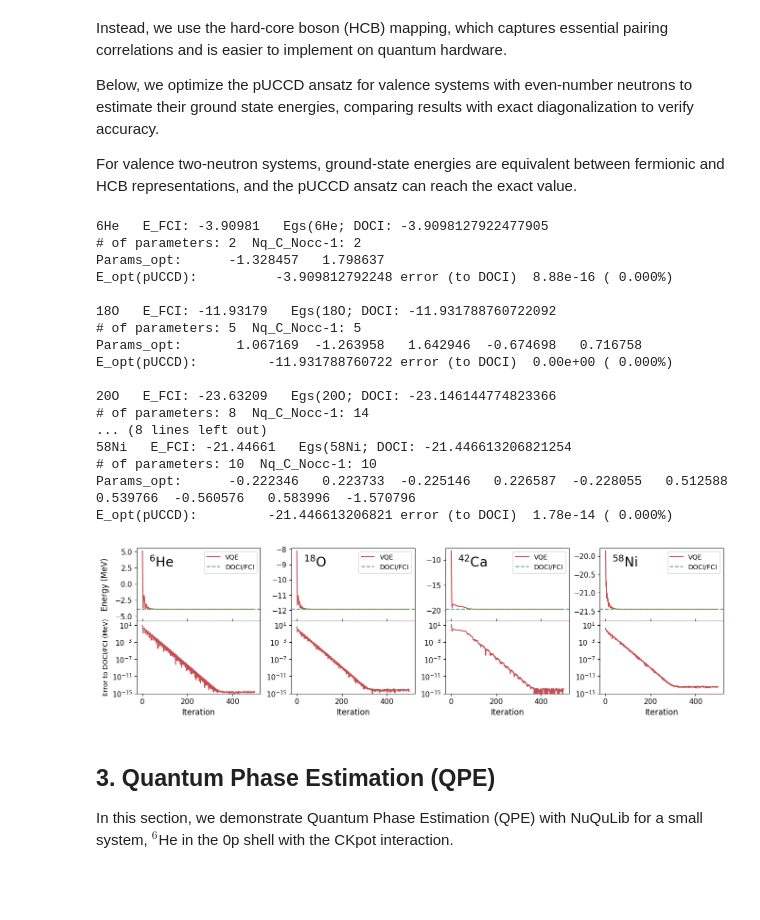
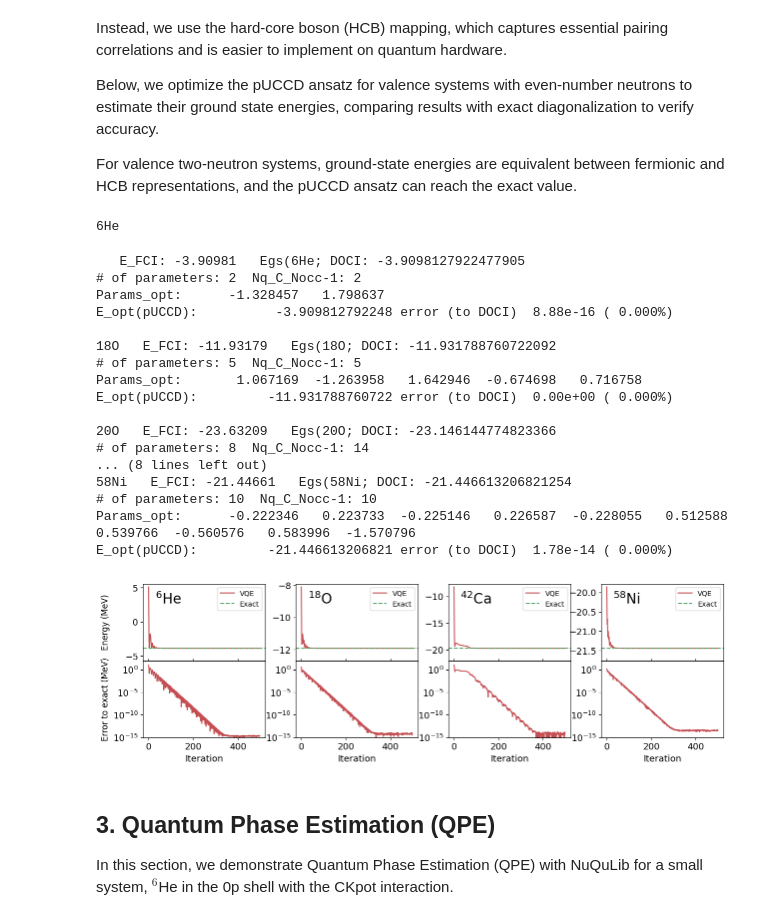
Before and after one commit to SotaYoshida/nuqulib, a Jupyter notebook: tutorial_NuQuLib.ipynb, the cells around one changed output. Saved outputs shown, nothing was run; the diff lists cells and outputs as text; code cells hidden in the pictures; blank space fills up the shorter version.

```diff
--- a/tutorial_NuQuLib.ipynb
+++ b/tutorial_NuQuLib.ipynb
@@ -373,65 +326,67 @@ for ms in ["p", "sd", "pf", "j45"]:
                             "x": range(N_it),
                             "y": energies, "ydiff": np.array(energies) - Egs_exact}
 
-fig = plt.figure(figsize=(16,4))
+fig = plt.figure(figsize=(15,4))
 axs = [fig.add_subplot(241), fig.add_subplot(242), fig.add_subplot(243), fig.add_subplot(244)]
 for idx, ms in enumerate(["p", "sd", "pf", "j45"]):
     axs.append(fig.add_subplot(245+idx, sharex=axs[idx]))
     idx_u = idx
     idx_l = idx + 4
     nuc = ["6He", "18O", "42Ca", "58Ni"][idx]
     Egs_exact = Egs_FCI_dict[nuc]
     xpoints = Dict_Egs_pUCCD[nuc]["x"]
     ypoints = Dict_Egs_pUCCD[nuc]["y"]
     ydiff = Dict_Egs_pUCCD[nuc]["ydiff"]
 
     ax_u = axs[idx_u]
     if idx_u == 0:
         ax_u.set_ylabel("Energy (MeV)", fontsize=12)
     ax_u.plot(xpoints, ypoints, color=cols[1], label="VQE")
     ax_u.text(0.1, 0.9, latex_nuc(nuc), ha="left", va="top", transform=ax_u.transAxes, fontsize=20)
-    ax_u.axhline(y=Egs_exact, color=cols[0], linestyle="--", label="DOCI/FCI")
+    ax_u.axhline(y=Egs_exact, color=cols[0], linestyle="--", label="Exact")
     ax_u.legend(loc="upper right")
     ax_u.set_ylim(bottom= Egs_exact - 0.2 * abs(Egs_exact-np.max(ypoints)))
-    ax_u.tick_params(axis='both', labelsize=11)
+    ax_u.tick_params(axis='both', labelsize=13)
 
     ax_l = axs[idx_l]
-    ax_l.set_xlabel("Iteration", fontsize=12)
+    ax_l.set_xlabel("Iteration", fontsize=13)
     ax_l.set_yscale("log")
-    if idx_l == 4:
-        ax_l.set_ylabel("Error to DOCI/FCI (MeV)", fontsize=10)
     ax_l.plot(xpoints, ydiff, color=cols[1])
     ax_l.tick_params(axis='x', which='both', top=True)
     ax_l.set_ylim(bottom=1e-15, top=1e+2)
-    ax_l.tick_params(axis='both', labelsize=11)
+    ax_l.tick_params(axis='both', labelsize=13)
+    if idx_l == 4:
+        #ax_l.set_ylabel("Error to DOCI/FCI (MeV)", fontsize=11)
+        ax_l.set_ylabel("Error to exact (MeV)", fontsize=12)
 
 fig.align_ylabels([axs[0], axs[4]])
 fig.align_ylabels([axs[1], axs[5]])
 fig.align_ylabels([axs[2], axs[6]])
 fig.align_ylabels([axs[3], axs[7]])
 plt.subplots_adjust(hspace=0, wspace=0.25)
-#plt.savefig("VQE_pUCCD.pdf", bbox_inches="tight", pad_inches=0.05)
+plt.savefig("VQE_pUCCD.pdf", bbox_inches="tight", pad_inches=0.05)
 plt.show()
 plt.close()
 # %% [output]
-6He   E_FCI: -3.90981   Egs(6He; DOCI: -3.9098127922477905
-# of parameters: 2  Nq_C_Nocc-1: 2
-Params_opt:      -1.328457   1.798637
-E_opt(pUCCD):          -3.909812792248 error (to DOCI)  8.88e-16 ( 0.000%)
-
-18O   E_FCI: -11.93179   Egs(18O; DOCI: -11.931788760722092
-# of parameters: 5  Nq_C_Nocc-1: 5
-Params_opt:       1.067169  -1.263958   1.642946  -0.674698   0.716758
-E_opt(pUCCD):         -11.931788760722 error (to DOCI)  0.00e+00 ( 0.000%)
-
-20O   E_FCI: -23.63209   Egs(20O; DOCI: -23.146144774823366
-# of parameters: 8  Nq_C_Nocc-1: 14
-... (8 lines left out)
-58Ni   E_FCI: -21.44661   Egs(58Ni; DOCI: -21.446613206821254
-# of parameters: 10  Nq_C_Nocc-1: 10
-Params_opt:      -0.222346   0.223733  -0.225146   0.226587  -0.228055   0.512588   0.539766  -0.560576   0.583996  -1.570796
-E_opt(pUCCD):         -21.446613206821 error (to DOCI)  1.78e-14 ( 0.000%)
+6He
+   E_FCI: -3.90981   Egs(6He; DOCI: -3.9098127922477905
+# of parameters: 2  Nq_C_Nocc-1: 2
+Params_opt:      -1.328457   1.798637
+E_opt(pUCCD):          -3.909812792248 error (to DOCI)  8.88e-16 ( 0.000%)
+
+18O   E_FCI: -11.93179   Egs(18O; DOCI: -11.931788760722092
+# of parameters: 5  Nq_C_Nocc-1: 5
+Params_opt:       1.067169  -1.263958   1.642946  -0.674698   0.716758
+E_opt(pUCCD):         -11.931788760722 error (to DOCI)  0.00e+00 ( 0.000%)
+
+20O   E_FCI: -23.63209   Egs(20O; DOCI: -23.146144774823366
+# of parameters: 8  Nq_C_Nocc-1: 14
+... (8 lines left out)
+58Ni   E_FCI: -21.44661   Egs(58Ni; DOCI: -21.446613206821254
+# of parameters: 10  Nq_C_Nocc-1: 10
+Params_opt:      -0.222346   0.223733  -0.225146   0.226587  -0.228055   0.512588   0.539766  -0.560576   0.583996  -1.570796
+E_opt(pUCCD):         -21.446613206821 error (to DOCI)  1.78e-14 ( 0.000%)
-[figure, old version]
+[figure, new version]
 # %% [markdown]
 ## 3. Quantum Phase Estimation (QPE)
 
```
Also changed, not shown: parts of 10 cells of this notebook, 3 other files.
